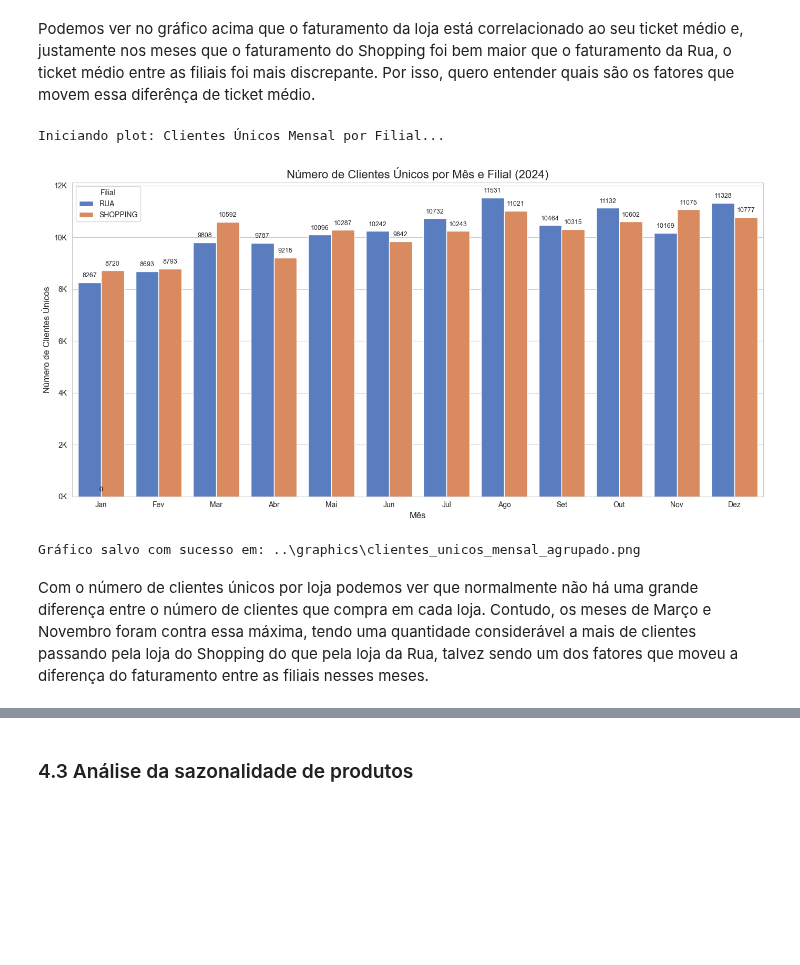
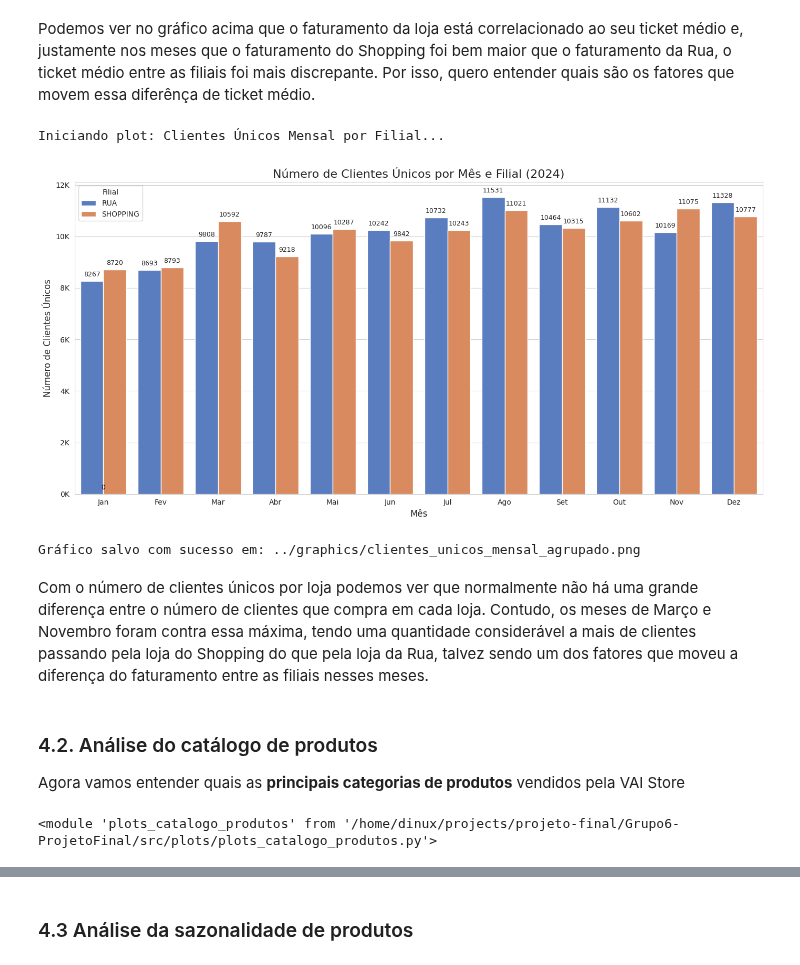
Before and after one commit to felipefsleal/Grupo6-ProjetoFinal, a Jupyter notebook: notebooks/01_eda.ipynb, the cells around one changed output, grey strips where cells are left out. Saved outputs shown, nothing was run; the diff lists cells and outputs as text; code cells hidden in the pictures; blank space fills up the shorter version.

```diff
--- a/notebooks/01_eda.ipynb
+++ b/notebooks/01_eda.ipynb
@@ -308,10 +271,21 @@ Gráfico salvo com sucesso em: ..\graphics\faturamento_e_ticket_medio_mensal.png
 # %% [markdown]
 Podemos ver no gráfico acima que o faturamento da loja está correlacionado ao seu ticket médio e, justamente nos meses que o faturamento do Shopping foi bem maior que o faturamento da Rua, o ticket médio entre as filiais foi mais discrepante. Por isso, quero entender quais são os fatores que movem essa diferênça de ticket médio.
 # %%
-ff.plot_clientes_unicos_mensal_filial(vendas)
+pff.plot_clientes_unicos_mensal_filial(vendas)
 # %% [output]
 Iniciando plot: Clientes Únicos Mensal por Filial...
-[figure, old version]
+[figure, new version]
-Gráfico salvo com sucesso em: ..\graphics\clientes_unicos_mensal_agrupado.png
+Gráfico salvo com sucesso em: ../graphics/clientes_unicos_mensal_agrupado.png
 # %% [markdown]
 Com o número de clientes únicos por loja podemos ver que normalmente não há uma grande diferença entre o número de clientes que compra em cada loja. Contudo, os meses de Março e Novembro foram contra essa máxima, tendo uma quantidade considerável a mais de clientes passando pela loja do Shopping do que pela loja da Rua, talvez sendo um dos fatores que moveu a diferença do faturamento entre as filiais nesses meses.
+# %% [markdown]
+### 4.2. Análise do catálogo de produtos
+
+Agora vamos entender quais as **principais categorias de produtos** vendidos pela VAI Store
+# %%
+# Importação das funções de plotagem
+import plots_catalogo_produtos as pc
+
+importlib.reload(pc)
+# %% [output]
+<module 'plots_catalogo_produtos' from '/home/dinux/projects/projeto-final/Grupo6-ProjetoFinal/src/plots/plots_catalogo_produtos.py'>
```
Also changed, not shown: parts of 31 cells of this notebook.
